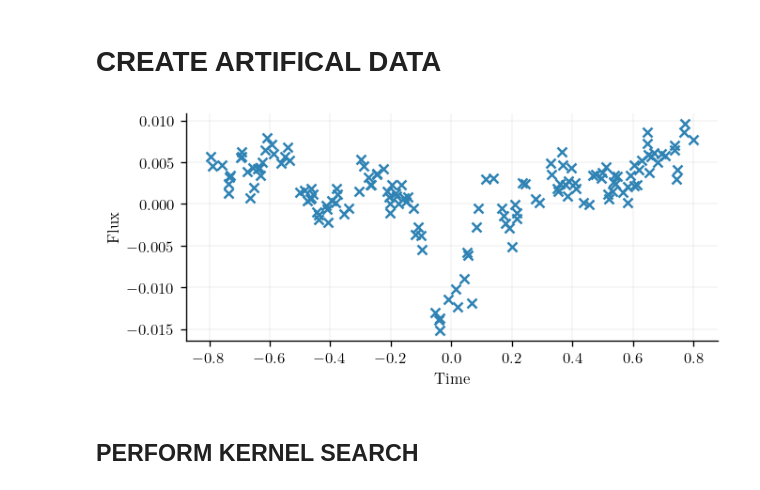
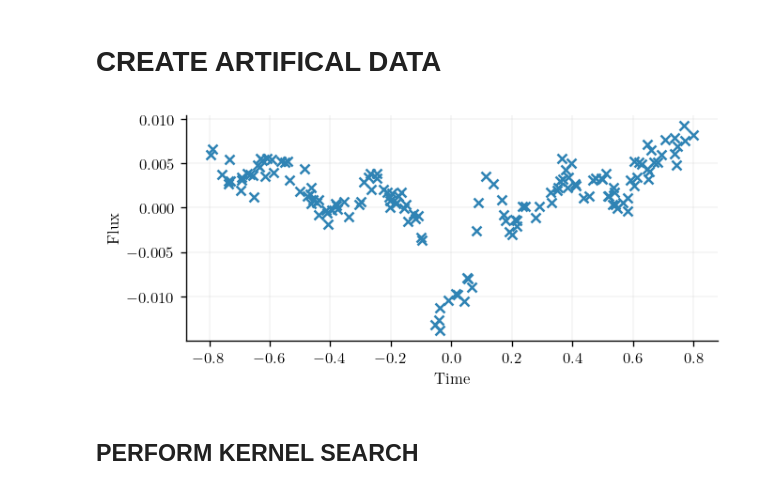
Before and after one commit to ChrisBoettner/gallifrey, a Jupyter notebook: notebooks/001_kernelsearch.ipynb, the cells around one changed output. Saved outputs shown, nothing was run; the diff lists cells and outputs as text; code cells hidden in the pictures.

```diff
--- a/notebooks/001_kernelsearch.ipynb
+++ b/notebooks/001_kernelsearch.ipynb
@@ -19,26 +19,26 @@ cols = mpl.rcParams["axes.prop_cycle"].by_key()["color"]
 # CREATE ARTIFICAL DATA
 # %%
 white_noise_std = 0.001
-phi = 0.8
+phi = 0
 (
     t_train,
     lc_train,
     train_mask,
     t,
     lightcurve,
     systematics,
     noise,
     mask,
 ) = calculate_example_lightcurve(noise_std=white_noise_std, phi=phi)
 
 noise_std = white_noise_std / jnp.sqrt(1 - phi**2)
 
 plt.scatter(t_train, lc_train)
 plt.ylabel("Flux")
 plt.xlabel("Time")
-plt.savefig("../figures/001_kernelsearch/test_data_ar_noise.pdf")
+plt.savefig("../figures/001_kernelsearch/test_data.pdf")
 # %% [output]
-[figure, old version]
+[figure, new version]
 # %% [markdown]
 ## PERFORM KERNEL SEARCH
 # %%
```
Also changed, not shown: parts of 6 cells of this notebook, 5 other files.
